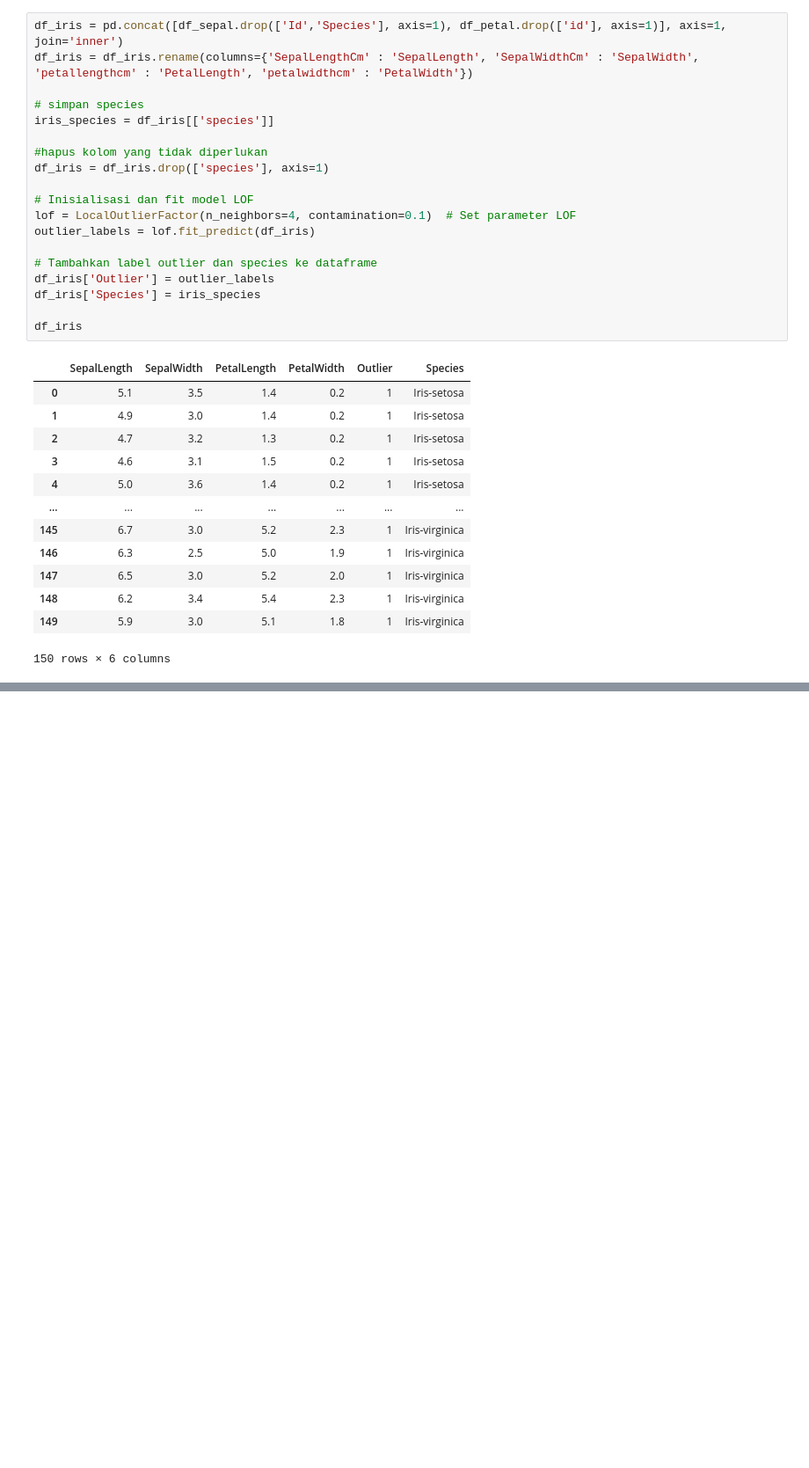
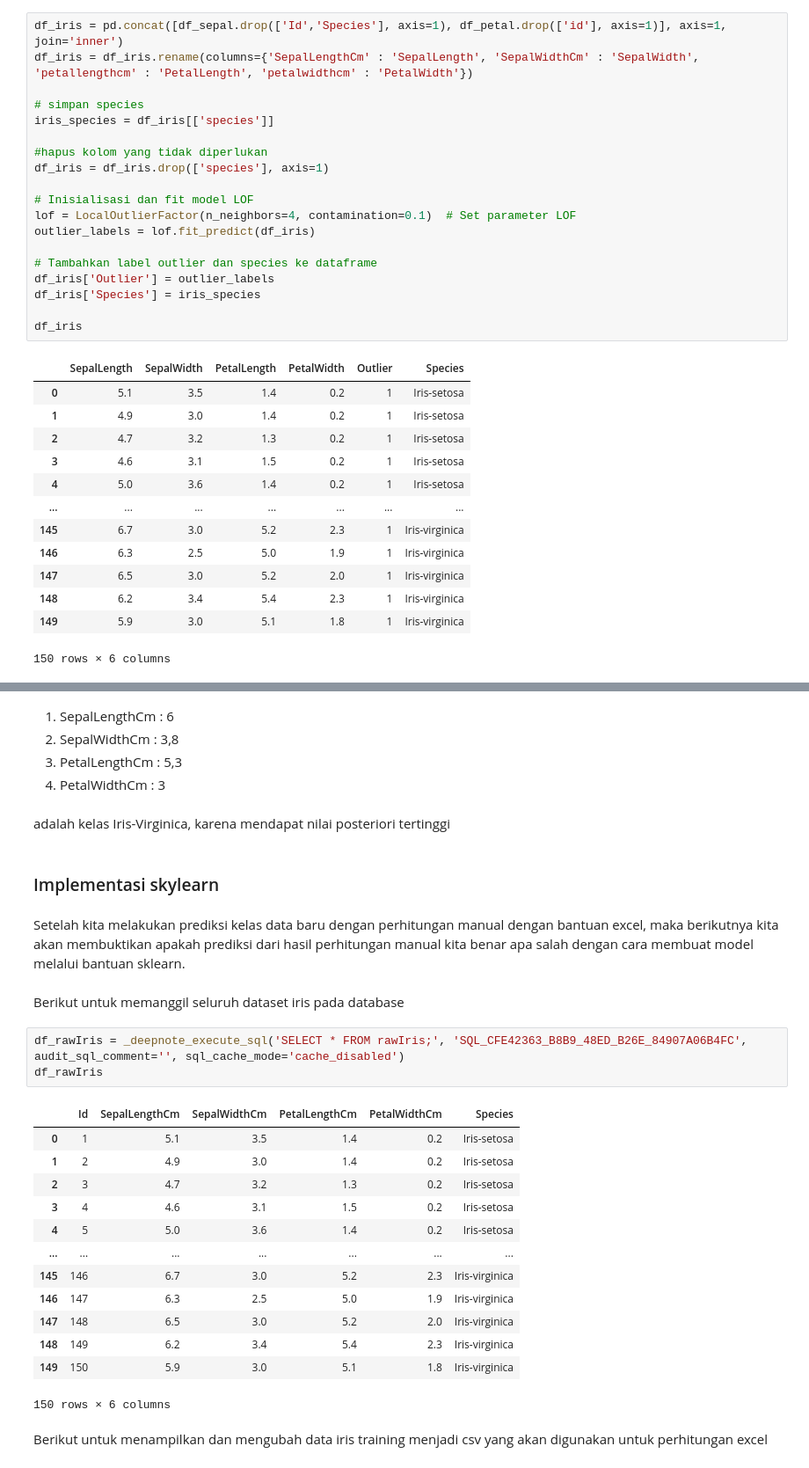
Before and after one commit to MohFaisRizqianshah/datamining, a Jupyter notebook: _sources/tugas.ipynb, the cells around one changed output, grey strips where cells are left out. Shown at 88% size. Cells and saved outputs as stored; diff of their text form; blank space fills up the shorter version.

```diff
--- a/_sources/tugas.ipynb
+++ b/_sources/tugas.ipynb
@@ -528,0 +639,32 @@ df_iris
+# %% [markdown]
+1. SepalLengthCm : 6
+2. SepalWidthCm : 3,8
+3. PetalLengthCm : 5,3
+4. PetalWidthCm : 3
+# %% [markdown]
+adalah kelas Iris-Virginica, karena mendapat nilai posteriori tertinggi
+# %% [markdown]
+### Implementasi skylearn
+# %% [markdown]
+Setelah kita melakukan prediksi kelas data baru dengan perhitungan manual dengan bantuan excel, maka berikutnya kita akan membuktikan apakah prediksi dari hasil perhitungan manual kita benar apa salah dengan cara membuat model melalui bantuan sklearn.
+# %% [markdown]
+Berikut untuk memanggil seluruh dataset iris pada database
+# %%
+df_rawIris = _deepnote_execute_sql('SELECT * FROM rawIris;', 'SQL_CFE42363_B8B9_48ED_B26E_84907A06B4FC', audit_sql_comment='', sql_cache_mode='cache_disabled')
+df_rawIris
+# %% [output]
+|  | Id | SepalLengthCm | SepalWidthCm | PetalLengthCm | PetalWidthCm | Species |
+| 0 | 1 | 5.1 | 3.5 | 1.4 | 0.2 | Iris-setosa |
+| 1 | 2 | 4.9 | 3.0 | 1.4 | 0.2 | Iris-setosa |
+| 2 | 3 | 4.7 | 3.2 | 1.3 | 0.2 | Iris-setosa |
+| 3 | 4 | 4.6 | 3.1 | 1.5 | 0.2 | Iris-setosa |
+| 4 | 5 | 5.0 | 3.6 | 1.4 | 0.2 | Iris-setosa |
+| ... | ... | ... | ... | ... | ... | ... |
+| 145 | 146 | 6.7 | 3.0 | 5.2 | 2.3 | Iris-virginica |
+| 146 | 147 | 6.3 | 2.5 | 5.0 | 1.9 | Iris-virginica |
+| 147 | 148 | 6.5 | 3.0 | 5.2 | 2.0 | Iris-virginica |
+| 148 | 149 | 6.2 | 3.4 | 5.4 | 2.3 | Iris-virginica |
+| 149 | 150 | 5.9 | 3.0 | 5.1 | 1.8 | Iris-virginica |
+150 rows × 6 columns
+# %% [markdown]
+Berikut untuk menampilkan dan mengubah data iris training menjadi csv yang akan digunakan untuk perhitungan excel
```
Also changed, not shown: parts of 51 cells of this notebook, 2 other files.
